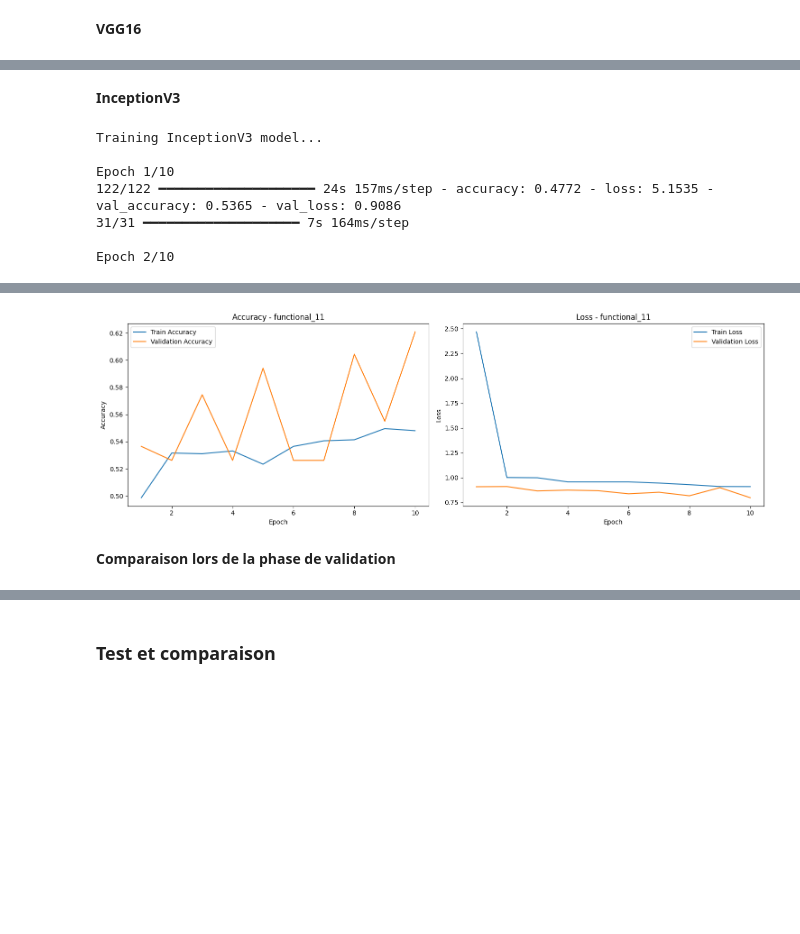
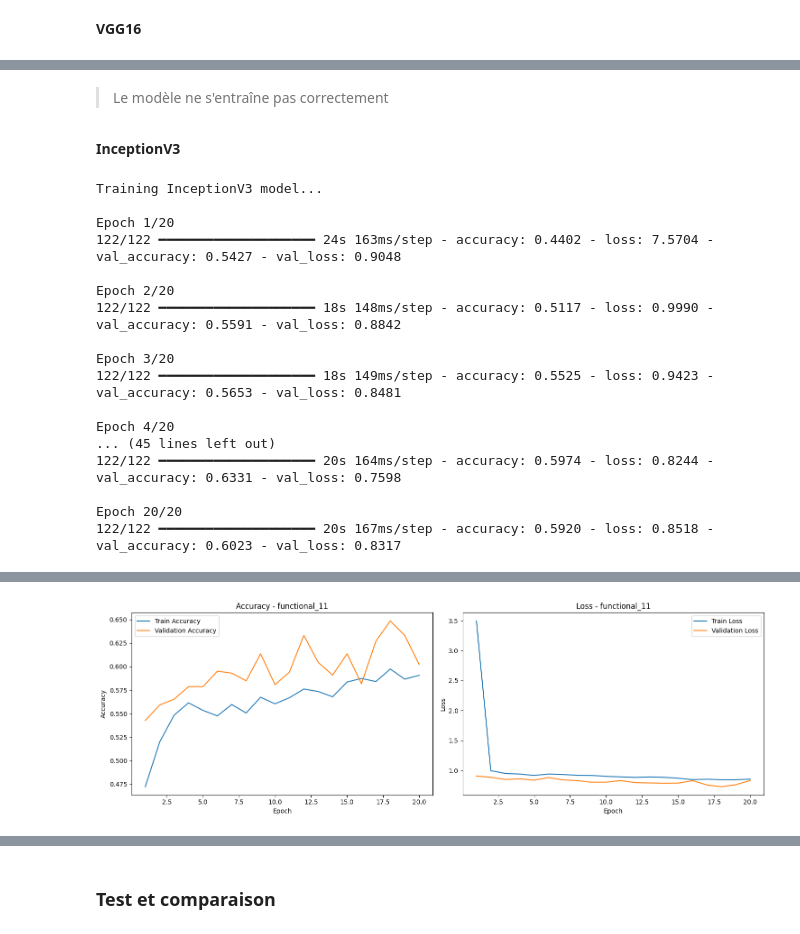
Before and after one commit to skander951/MRI-Based-Dementia-Classification-Using-Deep-Learning, a Jupyter notebook: Classification des IRM cérébrales.ipynb, the cells around one changed output, grey strips where cells are left out. Cells and saved outputs as stored; diff of their text form; code cells hidden in the pictures; blank space fills up the shorter version.

```diff
--- a/Classification des IRM cérébrales.ipynb
+++ b/Classification des IRM cérébrales.ipynb
@@ -45,6 +34,6 @@ from tensorflow.keras.models import load_model , save_model
 # %%
 path = r"C:\Users\skouz\OneDrive\Desktop\atelier\Alzheimer_s Dataset\data"
-classes = ['MildDemented', 'ModerateDemented', 'NonDemented', 'VeryMildDemented']
+classes = [ 'NonDemented', 'VeryMildDemented','MildDemented', 'ModerateDemented']
 # %% [markdown]
 ### **Visualisation de la distribution des classes :**
 # %%
@@ -91,7 +80,7 @@ plt.figure(figsize=(10, 5))
 for i, cls in enumerate(classes):
     sample_path = os.path.join(path, cls, os.listdir(os.path.join(path, cls))[0])
     img = Image.open(sample_path)
-    plt.subplot(2, 2, i+1)
+    plt.subplot(1, 4, i+1)
     plt.imshow(img,cmap='gray')
     plt.title(cls)
     plt.axis('off')
@@ -183,10 +127,8 @@ X, y = load_images(path, classes)
 
 # Convert labels to integer encoding (0, 1, 2, 3)
 label_encoder = LabelEncoder()
-y_encoded = label_encoder.fit_transform(y)  # y_encoded sera [0, 1, 2, 3] pour 4 classes
+y_encoded = label_encoder.fit_transform(y)
 
 # Split into train and test sets
 X_train, X_test, y_train, y_test = train_test_split(
-    X, y_encoded, test_size=0.2, random_state=42, stratify=y)  # On utilise `stratify=y` pour conserver les proportions
-
-print(y_encoded)
+    X, y_encoded, test_size=0.2, random_state=42, stratify=y_encoded)  # On utilise `stratify=y` pour conserver les proportions
@@ -377,20 +273,13 @@ def create_inception_model(input_shape, num_classes):
 # %% [markdown]
 ### **Entraînement des modèles**
 # %%
-def train_and_evaluate(model, X_train, y_train, epochs=10, batch_size=32):
+def train_and_evaluate(model, X_train, y_train, epochs=10, batch_size=32): # batch size: nombre d’échantillons traités en parallèle.
     # Historique des métriques
     history = {
         'train_acc': [],
         'val_acc': [],
         'train_loss': [],
         'val_loss': [],
-        'metrics': {
-            'accuracy': [],
-            'precision': [],
-            'recall': [],
-            'f1': [],
-            'auc': []
-        }
     }
 
     for epoch in range(epochs):
@@ -400,7 +289,7 @@ def train_and_evaluate(model, X_train, y_train, epochs=10, batch_size=32):
         X_tr, X_val, y_tr, y_val = train_test_split(
             X_train, y_train,
             test_size=0.2,
-            random_state=epoch,
+            random_state=epoch, # pour avoir des splits différents à chaque époque
             stratify=y_train
         )
 
@@ -408,9 +297,9 @@ def train_and_evaluate(model, X_train, y_train, epochs=10, batch_size=32):
         training = model.fit(
             X_tr, y_tr,
             validation_data=(X_val, y_val),
-            epochs=1,
+            epochs=1, # on entraîne pour une époque à la fois
             batch_size=batch_size,
-            verbose=1
+            verbose=1 # afficher les détails de l'entraînement
         )
 
         # Sauvegarde des métriques de base
@@ -419,21 +308,6 @@ def train_and_evaluate(model, X_train, y_train, epochs=10, batch_size=32):
         history['train_loss'].append(training.history['loss'][0])
         history['val_loss'].append(training.history['val_loss'][0])
 
-        # Prédictions et calcul des métriques avancées
-        y_val_pred = model.predict(X_val)
-        y_val_pred_labels = np.argmax(y_val_pred, axis=1)  # Conversion des probabilités en labels
-
-        # Calcul des métriques (version compatible labels entiers)
-        history['metrics']['accuracy'].append(accuracy_score(y_val, y_val_pred_labels))
-        history['metrics']['precision'].append(
-            precision_score(y_val, y_val_pred_labels, average='weighted'))
-        history['metrics']['recall'].append(
-            recall_score(y_val, y_val_pred_labels, average='weighted'))
-        history['metrics']['f1'].append(
-            f1_score(y_val, y_val_pred_labels, average='weighted'))
-
-        history['metrics']['auc'].append(
-            roc_auc_score(y_val, y_val_pred, multi_class='ovr'))
 
     # Visualisation
     plt.figure(figsize=(15, 5))
@@ -459,7 +333,7 @@ def train_and_evaluate(model, X_train, y_train, epochs=10, batch_size=32):
     plt.tight_layout()
     plt.show()
 
-    return history['metrics']
+    return
 # %% [markdown]
 **CNN**
 # %%
@@ -605,15 +421,27 @@ Epoch 10/10
+# %% [markdown]
+> Le modèle ne s'entraîne pas correctement
 # %% [markdown]
 **InceptionV3**
 # %%
 print("\nTraining InceptionV3 model...")
 inception_model = create_inception_model(input_shape, len(classes))
 inception_model._name = "InceptionV3"
-inception_metrics = train_and_evaluate(inception_model, X_train, y_train, epochs=10)
+inception_metrics = train_and_evaluate(inception_model, X_train, y_train, epochs=20)
 # %% [output]
 Training InceptionV3 model...
 
-Epoch 1/10
-122/122 ━━━━━━━━━━━━━━━━━━━━ 24s 157ms/step - accuracy: 0.4772 - loss: 5.1535 - val_accuracy: 0.5365 - val_loss: 0.9086
-31/31 ━━━━━━━━━━━━━━━━━━━━ 7s 164ms/step
+Epoch 1/20
+122/122 ━━━━━━━━━━━━━━━━━━━━ 24s 163ms/step - accuracy: 0.4402 - loss: 7.5704 - val_accuracy: 0.5427 - val_loss: 0.9048
 
-Epoch 2/10
+Epoch 2/20
+122/122 ━━━━━━━━━━━━━━━━━━━━ 18s 148ms/step - accuracy: 0.5117 - loss: 0.9990 - val_accuracy: 0.5591 - val_loss: 0.8842
+
+Epoch 3/20
+122/122 ━━━━━━━━━━━━━━━━━━━━ 18s 149ms/step - accuracy: 0.5525 - loss: 0.9423 - val_accuracy: 0.5653 - val_loss: 0.8481
+
+Epoch 4/20
+... (45 lines left out)
+122/122 ━━━━━━━━━━━━━━━━━━━━ 20s 164ms/step - accuracy: 0.5974 - loss: 0.8244 - val_accuracy: 0.6331 - val_loss: 0.7598
+
+Epoch 20/20
+122/122 ━━━━━━━━━━━━━━━━━━━━ 20s 167ms/step - accuracy: 0.5920 - loss: 0.8518 - val_accuracy: 0.6023 - val_loss: 0.8317
@@ -654,3 +448 @@ Epoch 10/10
-[figure, old version]
+[figure, new version]
-# %% [markdown]
-**Comparaison lors de la phase de validation**
```
Also changed, not shown: parts of 42 cells of this notebook, 1 other file.
